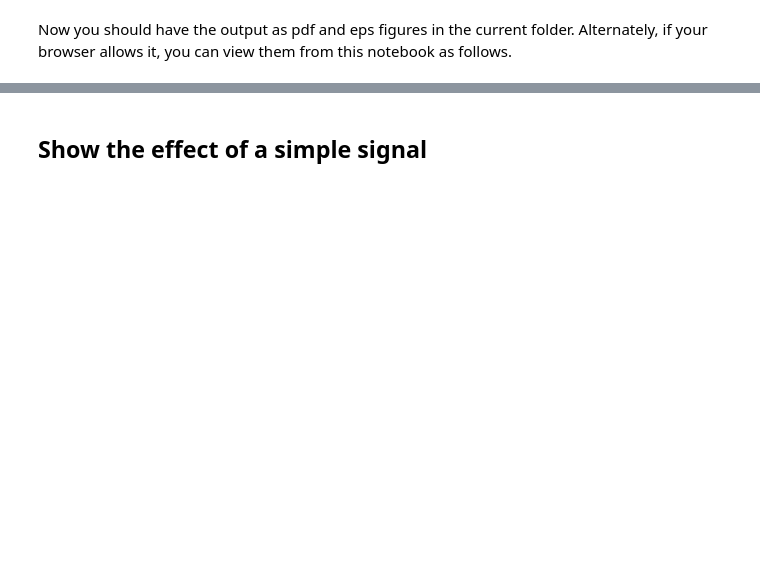
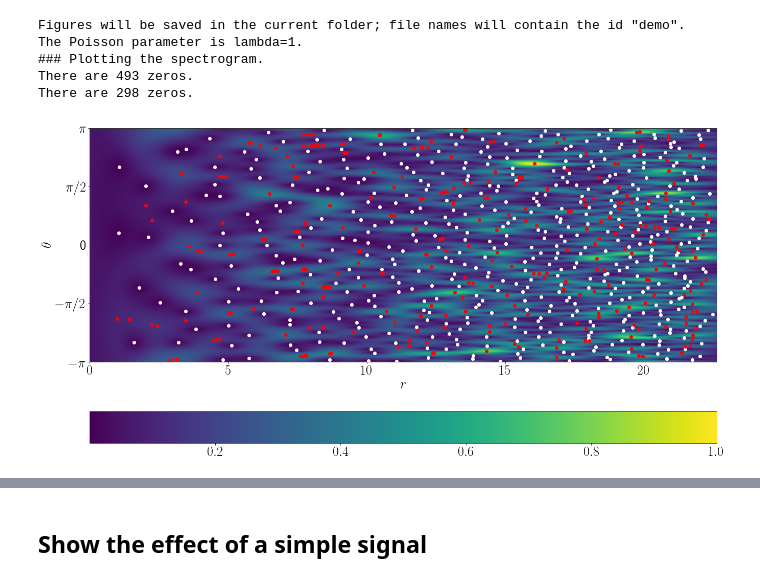
Before and after one commit to rbardenet/tf-transforms-and-gafs, a Jupyter notebook: notebooks/demo_planar.ipynb, the cells around one changed output, grey strips where cells are left out. Cells and saved outputs as stored; diff of their text form; code cells hidden in the pictures; blank space fills up the shorter version.

```diff
--- a/notebooks/demo_planar.ipynb
+++ b/notebooks/demo_planar.ipynb
@@ -34,2 +21,0 @@ The truncation level for random series is M=1.00E+05.
-# %% [markdown]
-Now you should have the output as pdf and eps figures in the current folder. Alternately, if your browser allows it, you can view them from this notebook as follows.
@@ -38,0 +22,16 @@ IFrame("scalogram_demo_alpha=0.0.pdf", width=1000, height=400)
+# %%
+xp = planar.PlanarExperiment(llambda=1, N=2**9)
+xp.sampleWhiteNoise()
+xp.transform()
+xp.findZeros(th = .2)
+xp.findMaxima(patchSize=3)
+xp.plotResults()
+print("There are", len(xp.zerosPolar), "zeros.")
+print("There are", len(xp.maximaPolar), "zeros.")
+# %% [output]
+Figures will be saved in the current folder; file names will contain the id "demo".
+The Poisson parameter is lambda=1.
+### Plotting the spectrogram.
+There are 493 zeros.
+There are 298 zeros.
+[figure, added]
```
Also changed, not shown: parts of 16 cells of this notebook, 14 other files.
